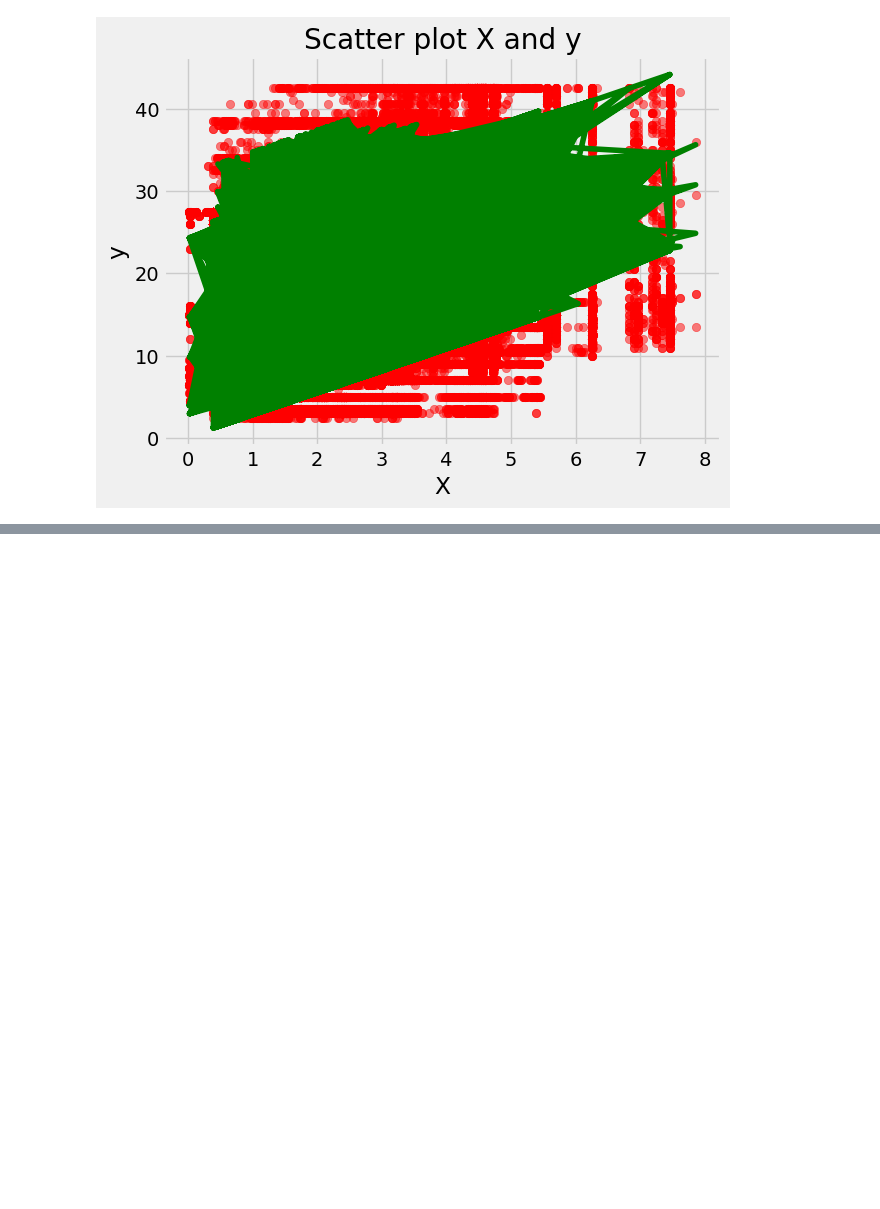
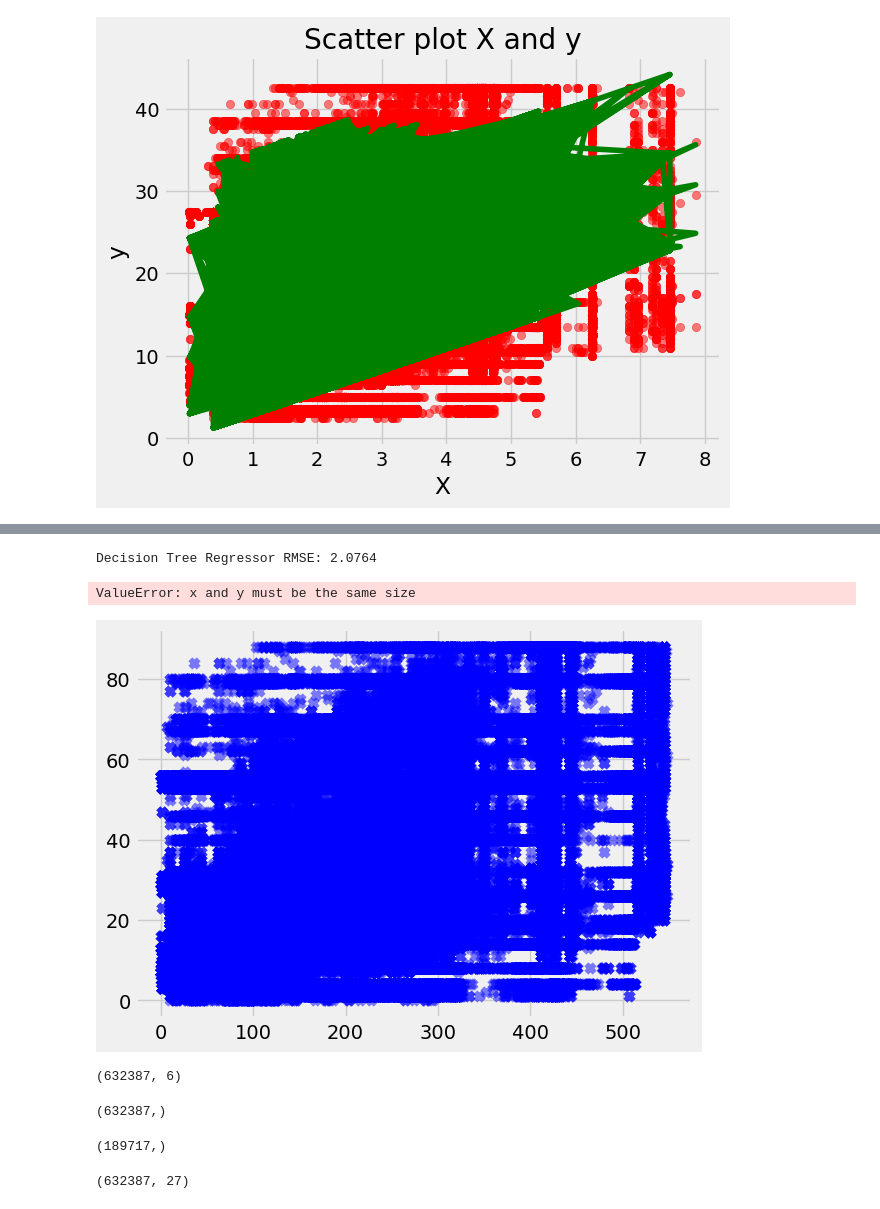
Before and after one commit to qarisp/H8_PYTN-KS08-019, a Jupyter notebook: FinalProject/PYTN_KampusMerdeka_fp1_Qaris Ardian Pratama.ipynb, the cells around one changed output, grey strips where cells are left out. Drawn from its saved outputs; the diff is of its cells as text; code cells hidden in the pictures; blank space fills up the shorter version.

```diff
--- a/FinalProject/PYTN_KampusMerdeka_fp1_Qaris Ardian Pratama.ipynb
+++ b/FinalProject/PYTN_KampusMerdeka_fp1_Qaris Ardian Pratama.ipynb
@@ -717,0 +890,39 @@ plt.show()
+# %%
+dt_mse = mean_squared_error(predictions_dt, y_test)
+dt_rmse = np.sqrt(dt_mse)
+print('Decision Tree Regressor RMSE: %.4f' % dt_rmse)
+# %% [output]
+Decision Tree Regressor RMSE: 2.0764
+# %%
+x_axis_dt = x_transform.distance
+
+plt.scatter(x_axis_dt, Y, c = 'b', alpha = 0.5, marker = 'x', label = 'test')
+plt.scatter(x_axis_dt, y_pred, c = 'y', alpha = 0.5, marker = 'x', label = 'Prediction')
+plt.xlabel('distance')
+plt.ylabel('price')
+plt.title("Perbandingan Jarak-Harga Prediksi dengan Jarak-Harga Aktual")
+plt.legend(loc = 'upper right')
+
+# Save Plot
+#
+
+plt.show()
+# %% [output]
+ValueError: x and y must be the same size
+[figure, added]
+# %%
+x_transform.shape
+# %% [output]
+(632387, 6)
+# %%
+Y.shape
+# %% [output]
+(632387,)
+# %%
+y_test.shape
+# %% [output]
+(189717,)
+# %%
+new_df_onehot.dis
+# %% [output]
+(632387, 27)
```
Also changed, not shown: parts of 24 cells of this notebook.
